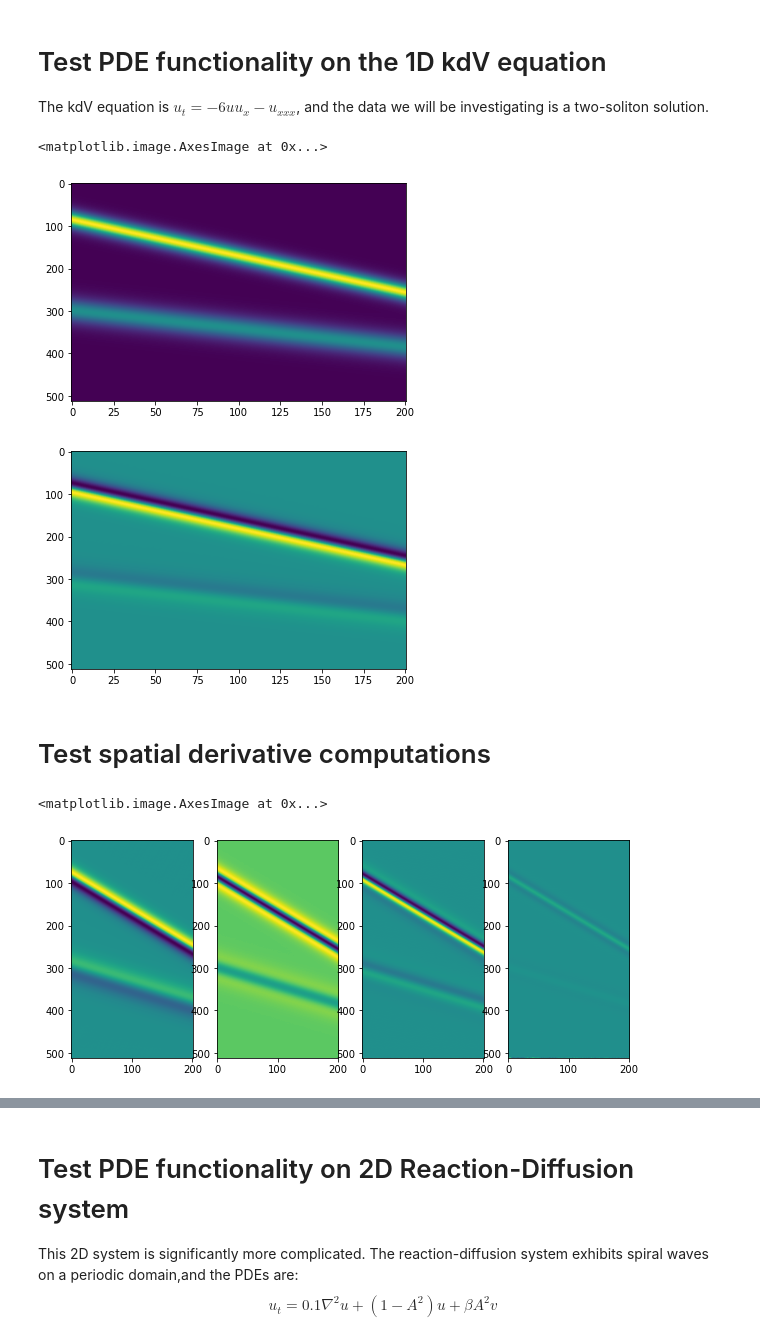
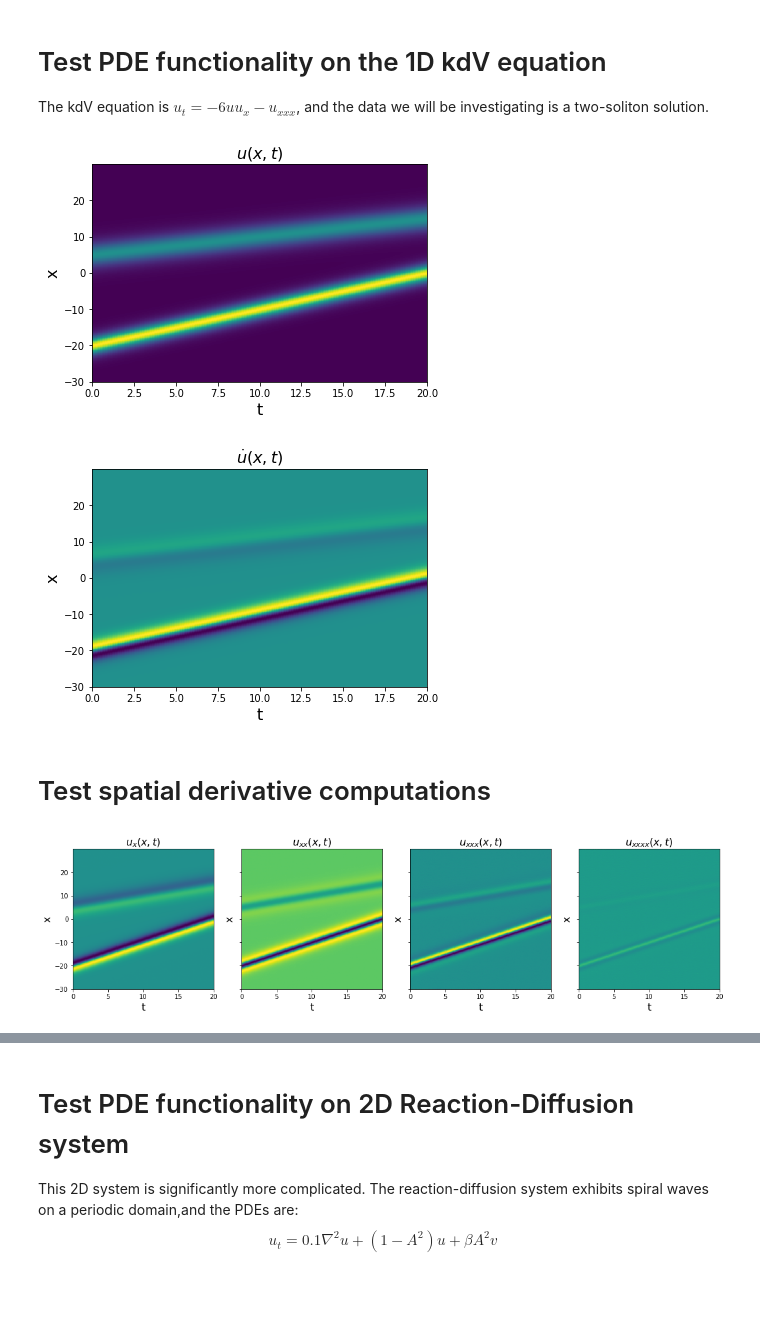
Before and after one commit to dynamicslab/pysindy, a Jupyter notebook: examples/10_PDEFIND_examples.ipynb, the cells around one changed output, grey strips where cells are left out. Drawn from its saved outputs; the diff is of its cells as text; code cells hidden in the pictures; blank space fills up the shorter version.

```diff
--- a/examples/10_PDEFIND_examples.ipynb
+++ b/examples/10_PDEFIND_examples.ipynb
@@ -169,25 +176,31 @@ and the data we will be investigating is a two-soliton solution.
 # %%
 # Load the data stored in a matlab .mat file
 kdV = loadmat('data/kdv.mat')
 t = np.ravel(kdV['t'])
 x = np.ravel(kdV['x'])
 u = np.real(kdV['usol'])
 dt = t[1] - t[0]
 dx = x[1] - x[0]
 
 # Plot u and u_dot
 plt.figure()
-plt.imshow(u, aspect='auto')
+plt.pcolormesh(t, x, u)
+plt.xlabel('t', fontsize=16)
+plt.ylabel('x', fontsize=16)
+plt.title(r'$u(x, t)$', fontsize=16)
 u_shaped = np.reshape(u, (len(x), len(t), 1))
 plt.figure()
 u_dot = np.zeros((len(x), len(t), 1))
 for i in range(len(x)):
     u_dot[i, :, :] = ps.FiniteDifference()._differentiate(u_shaped[i, :, :], t=dt)
-plt.imshow(u_dot[:, :, 0], aspect='auto')
+plt.pcolormesh(t, x, u_dot[:, :, 0])
+plt.xlabel('t', fontsize=16)
+plt.ylabel('x', fontsize=16)
+plt.title(r'$\dot{u}(x, t)$', fontsize=16)
+plt.show()
 # %% [output]
-<matplotlib.image.AxesImage at 0x...>
-[figure, old version]
+[figure, new version]
-[figure, old version]
+[figure, new version]
 # %% [markdown]
 # Test spatial derivative computations
 # %%
@@ -204,16 +217,34 @@ for i in range(len(t)):
     uxxxx[:, i] = ps.FiniteDifference(d=4)._differentiate(u_temp, dx)
 
 # Plot derivative results
-plt.figure(figsize=(10, 4))
+plt.figure(figsize=(18, 4))
 plt.subplot(1, 4, 1)
-plt.imshow(ux[:, :, 0], aspect='auto')
+plt.pcolormesh(t, x, ux[:, :, 0])
+plt.xlabel('t', fontsize=16)
+plt.ylabel('x', fontsize=16)
+plt.title(r'$u_x(x, t)$', fontsize=16)
 plt.subplot(1, 4, 2)
-plt.imshow(uxx[:, :, 0], aspect='auto')
+plt.pcolormesh(t, x, uxx[:, :, 0])
+plt.xlabel('t', fontsize=16)
+plt.ylabel('x', fontsize=16)
+ax = plt.gca()
+ax.set_yticklabels([])
+plt.title(r'$u_{xx}(x, t)$', fontsize=16)
 plt.subplot(1, 4, 3)
-plt.imshow(uxxx[:, :, 0], aspect='auto')
+plt.pcolormesh(t, x, uxxx[:, :, 0])
+plt.xlabel('t', fontsize=16)
+plt.ylabel('x', fontsize=16)
+ax = plt.gca()
+ax.set_yticklabels([])
+plt.title(r'$u_{xxx}(x, t)$', fontsize=16)
 plt.subplot(1, 4, 4)
-plt.imshow(uxxxx[:, :, 0], aspect='auto')
+plt.pcolormesh(t, x, uxxxx[:, :, 0])
+plt.xlabel('t', fontsize=16)
+plt.ylabel('x', fontsize=16)
+ax = plt.gca()
+ax.set_yticklabels([])
+plt.title(r'$u_{xxxx}(x, t)$', fontsize=16)
+plt.show()
 # %% [output]
-<matplotlib.image.AxesImage at 0x...>
-[figure, old version]
+[figure, new version]
 # %% [markdown]
```
Also changed, not shown: parts of 20 cells of this notebook, 6 other files.
